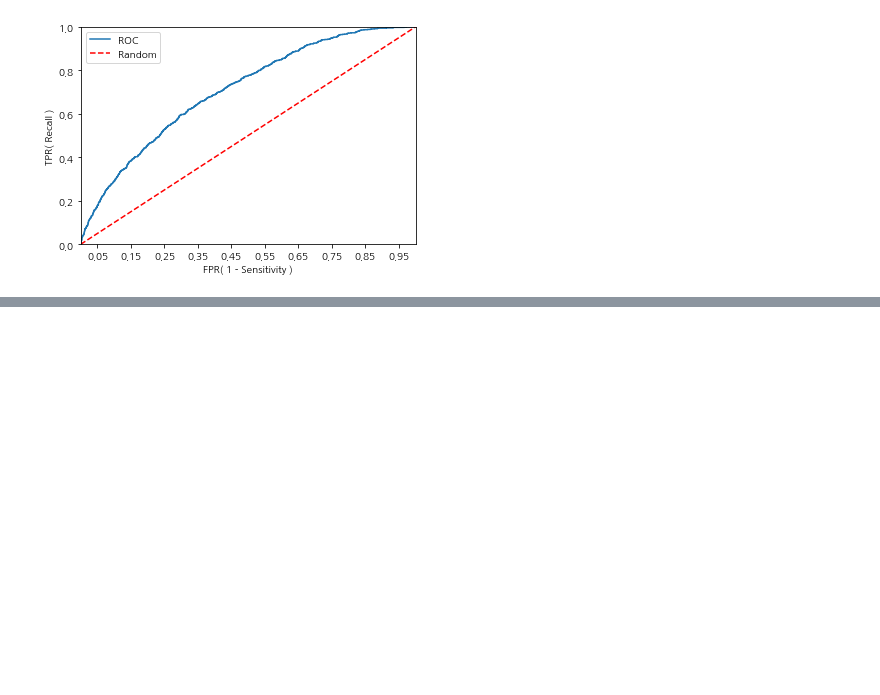
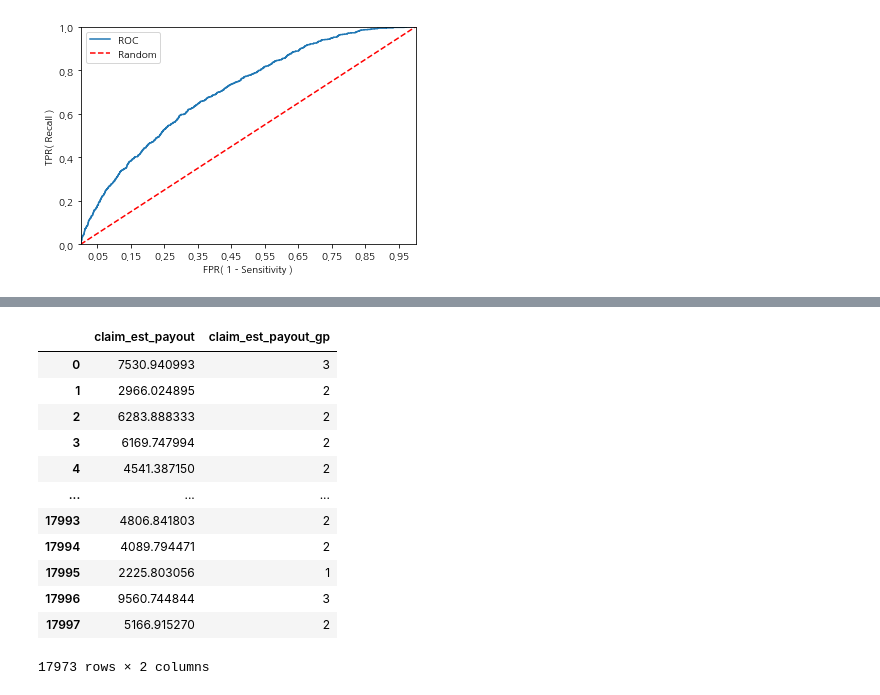
Before and after one commit to seonydg/ml-classification-Insurance-claim-fraud-forecast, a Jupyter notebook: insurance Claim Fraud Forecast.ipynb, the cells around one changed output, grey strips where cells are left out. Saved outputs shown, nothing was run; the diff lists cells and outputs as text; code cells hidden in the pictures; blank space fills up the shorter version.

```diff
--- a/insurance Claim Fraud Forecast.ipynb
+++ b/insurance Claim Fraud Forecast.ipynb
@@ -526,0 +546,21 @@ roc_curve_plot(y_test, y_pred_test_proba)
+# %%
+# 구간화
+import numpy as np
+df['claim_est_payout_gp'] = np.where (df['claim_est_payout'] <= 2500, 1,
+                           np.where(df['claim_est_payout'] <= 7500, 2, 3))
+
+df[['claim_est_payout','claim_est_payout_gp']]
+# %% [output]
+|  | claim_est_payout | claim_est_payout_gp |
+| 0 | 7530.940993 | 3 |
+| 1 | 2966.024895 | 2 |
+| 2 | 6283.888333 | 2 |
+| 3 | 6169.747994 | 2 |
+| 4 | 4541.387150 | 2 |
+| ... | ... | ... |
+| 17993 | 4806.841803 | 2 |
+| 17994 | 4089.794471 | 2 |
+| 17995 | 2225.803056 | 1 |
+| 17996 | 9560.744844 | 3 |
+| 17997 | 5166.915270 | 2 |
+17973 rows × 2 columns
```
Also changed, not shown: parts of 5 cells of this notebook.
